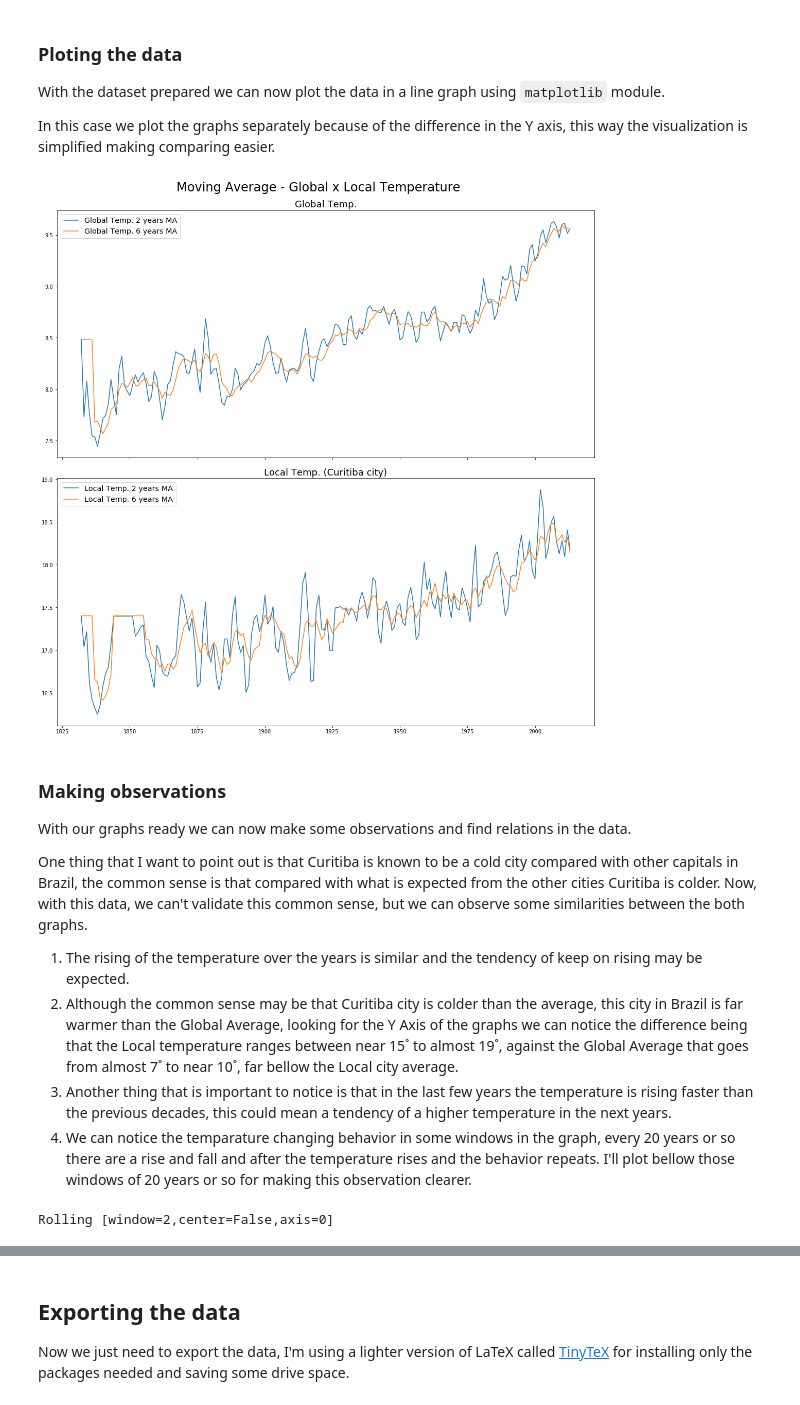
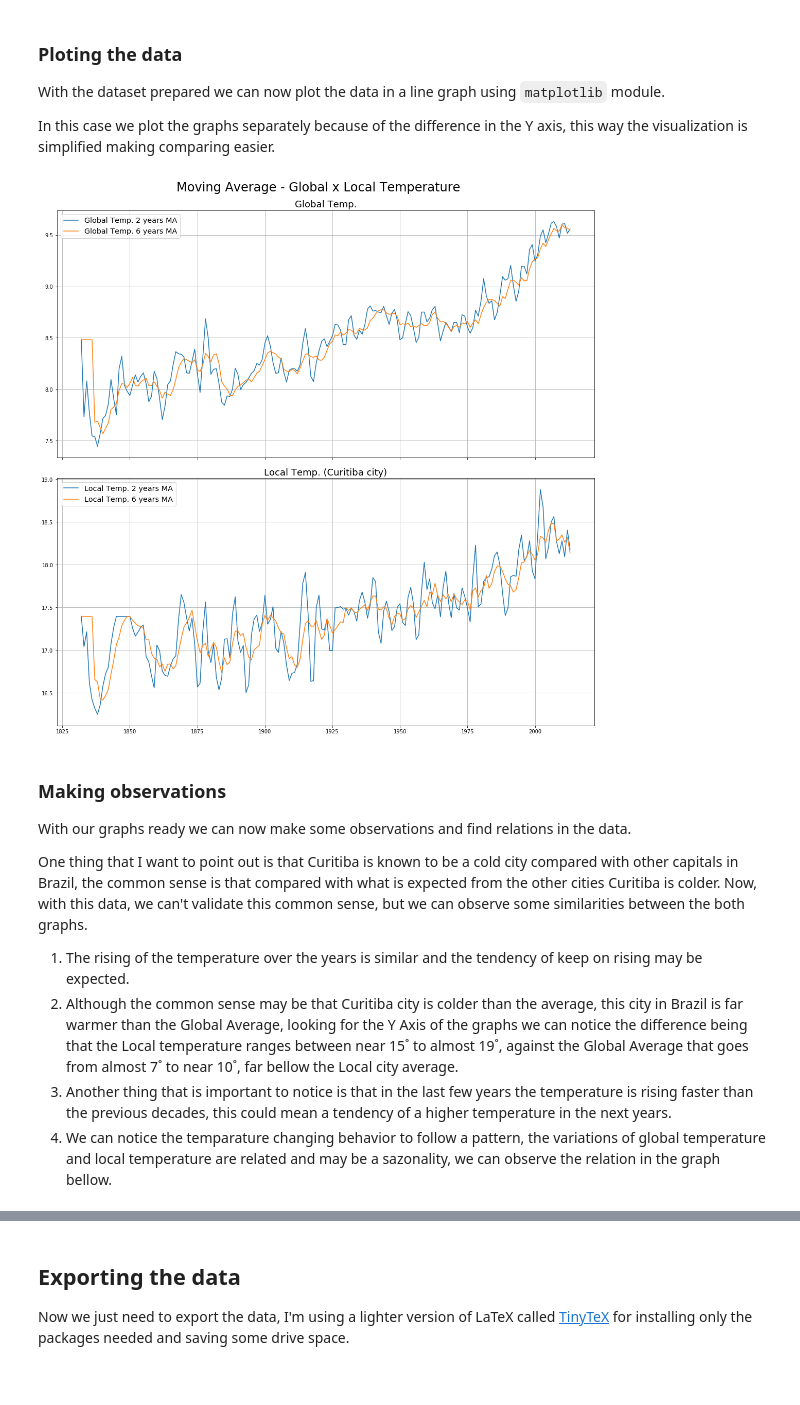
Before and after one commit to luisberns/study-data-analysis, a Jupyter notebook: dand-udacity/project1/Moving Average - Global x Local temperature.ipynb, the cells around one changed output, grey strips where cells are left out. Drawn from its saved outputs; the diff is of its cells as text; code cells hidden in the pictures.

Commit message:
Added comparative graph and improve plot designing

```diff
--- a/dand-udacity/project1/Moving Average - Global x Local temperature.ipynb
+++ b/dand-udacity/project1/Moving Average - Global x Local temperature.ipynb
@@ -73,24 +74,26 @@ In this case we plot the graphs separately because of the difference in the Y ax
 # %%
 # Add opts and minimize height space between lines
 fig, axs = ply.subplots(2,1,sharex=True, figsize=(15,15), constrained_layout=True)
 fig.suptitle('Moving Average - Global x Local Temperature', fontsize=24)
 
 # Add title to the graph
 ply.title('Global x Local Temperature (Curitiba city)')
 
 # Plot global graph
 axs[0].set_title('Global Temp.', fontsize=18)
 axs[0].plot(df_global['avg_ma'], label='Global Temp. {} years MA'.format(shortWindow))
 axs[0].plot(df_global['avg_ma2'], label='Global Temp. {} years MA'.format(longWindow))
 axs[0].legend(loc='upper left', fontsize='x-large')
+axs[0].grid(True)
 
 # Plot local graph right bellow
 axs[1].set_title('Local Temp. (Curitiba city)', fontsize=18)
 axs[1].plot(df_local['avg_ma'], label='Local Temp. {} years MA'.format(shortWindow))
 axs[1].plot(df_local['avg_ma2'], label='Local Temp. {} years MA'.format(longWindow))
-axs[1].legend(loc='upper left', fontsize='x-large');
+axs[1].legend(loc='upper left', fontsize='x-large')
+axs[1].grid(True);
 # %% [output]
-[figure, old version]
+[figure, new version]
 # %% [markdown]
 ### Making observations
 
@@ -101,4 +104,4 @@ One thing that I want to point out is that Curitiba is known to be a cold city c
 1. The rising of the temperature over the years is similar and the tendency of keep on rising may be expected.
 2. Although the common sense may be that Curitiba city is colder than the average, this city in Brazil is far warmer than the Global Average, looking for the Y Axis of the graphs we can notice the difference being that the Local temperature ranges between near 15˚ to almost 19˚, against the Global Average that goes from almost 7˚ to near 10˚, far bellow the Local city average.
 3. Another thing that is important to notice is that in the last few years the temperature is rising faster than the previous decades, this could mean a tendency of a higher temperature in the next years.
-4. We can notice the temparature changing behavior in some windows in the graph, every 20 years or so there are a rise and fall and after the temperature rises and the behavior repeats. I'll plot bellow those windows of 20 years or so for making this observation clearer.
+4. We can notice the temparature changing behavior to follow a pattern, the variations of global temperature and local temperature are related and may be a sazonality, we can observe the relation in the graph bellow.
@@ -111,11 +107,0 @@ range_increment = range_gap
-# %%
-fig1, axs1 = ply.subplots(rows, cols, figsize=figsize, constrained_layout=True)
-
-
-# df_local['avg_ma'][df_local.index > 1990]
-
-
-for ax, df_local.index in zip(axs1, df_local.index):
-    ax.set_title('From %start to %finish' % start)
-# %% [output]
-Rolling [window=2,center=False,axis=0]
```
Also changed, not shown: parts of 5 cells of this notebook.
